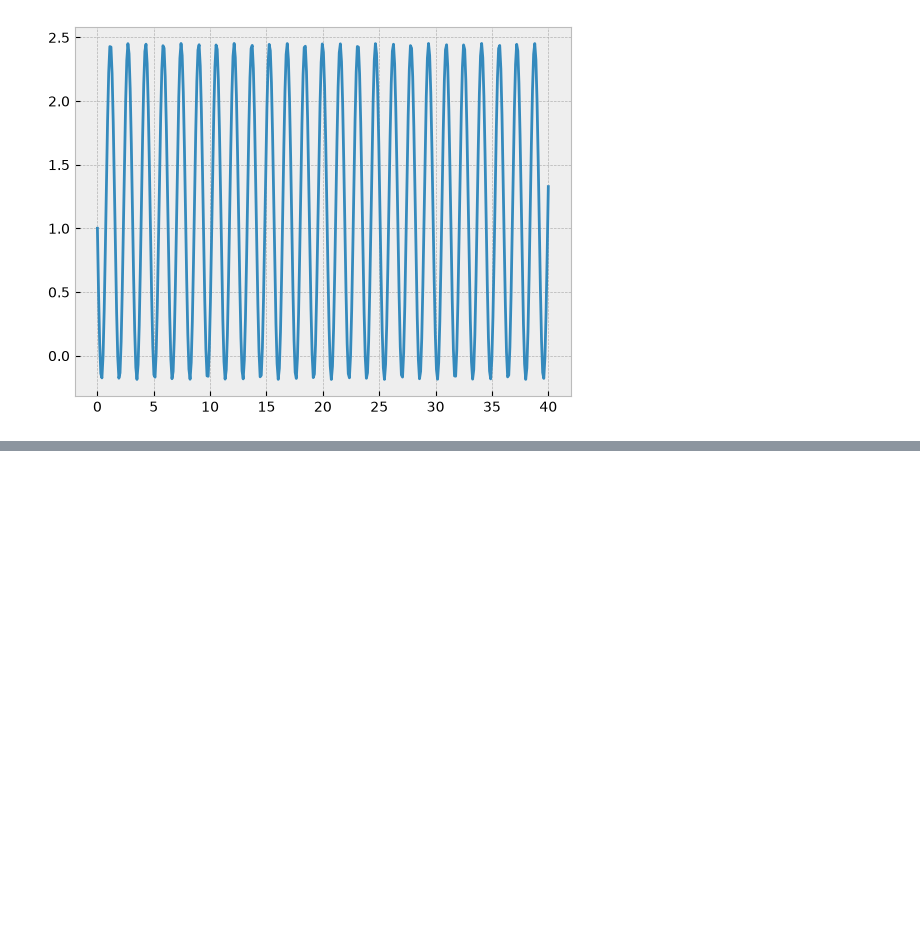
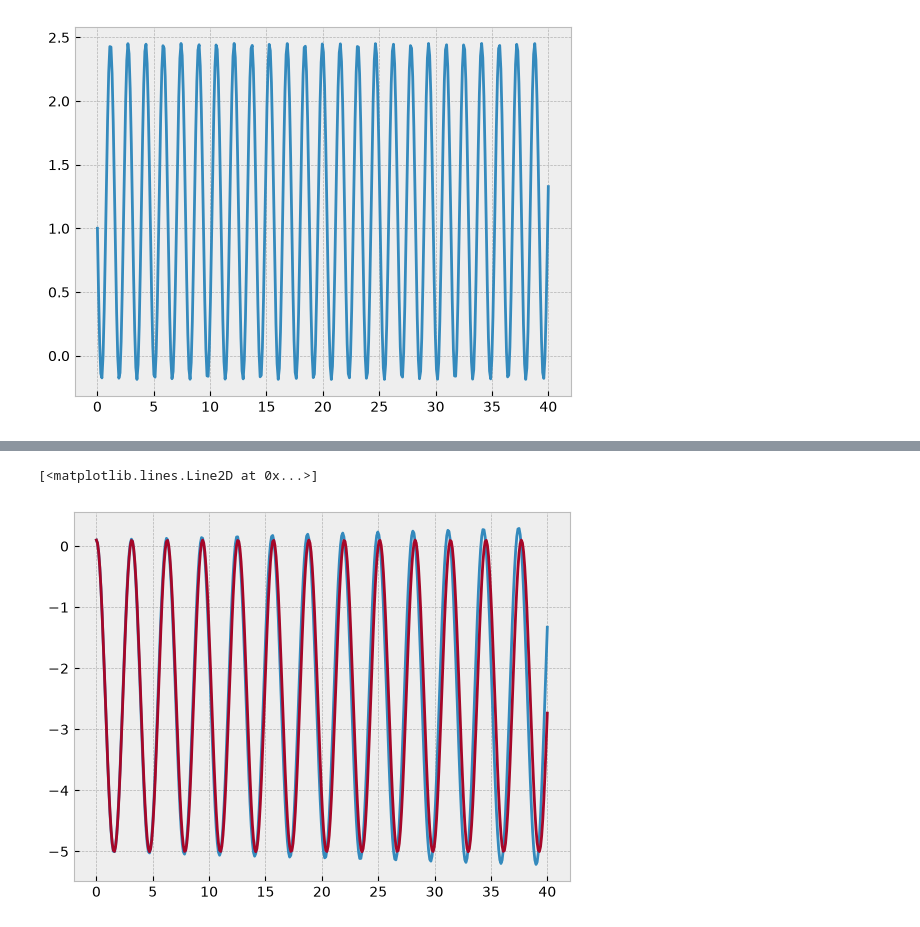
Before and after one commit to Dewscot/Clases, a Jupyter notebook: FC2/Estudio_chatgpt/Tarea_1.ipynb, the cells around one changed output, grey strips where cells are left out. Drawn from its saved outputs; the diff is of its cells as text; code cells hidden in the pictures; blank space fills up the shorter version.

```diff
--- a/FC2/Estudio_chatgpt/Tarea_1.ipynb
+++ b/FC2/Estudio_chatgpt/Tarea_1.ipynb
@@ -175,0 +216,16 @@ plt.plot(tiempos,Energia_euler_cromer)
+# %%
+trayectoria_RK2 = np.zeros((Npuntos, 2))
+trayectoria_RK2[0] = np.array([0.1, 0.0])
+# %%
+for n in range (Npuntos-1):
+    actual = trayectoria_RK2[n]
+    derivada = np.array([actual[1],-k/m*actual[0]-g])
+    intermedio = actual + dt/2*derivada
+    derivada_intermedia = np.array([intermedio[1],-k/m*intermedio[0]-g])
+    trayectoria_RK2[n+1]= actual+dt*derivada_intermedia
+# %%
+plt.plot(tiempos,trayectoria_RK2[:,0])
+plt.plot(tiempos,y_analitica)
+# %% [output]
+[<matplotlib.lines.Line2D at 0x...>]
+[figure, added]
```
Also changed, not shown: parts of 14 cells of this notebook, 1 other file.
